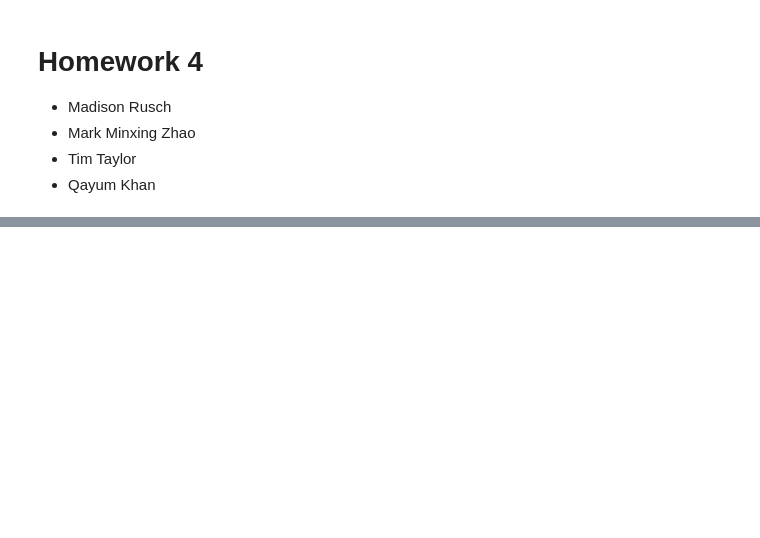
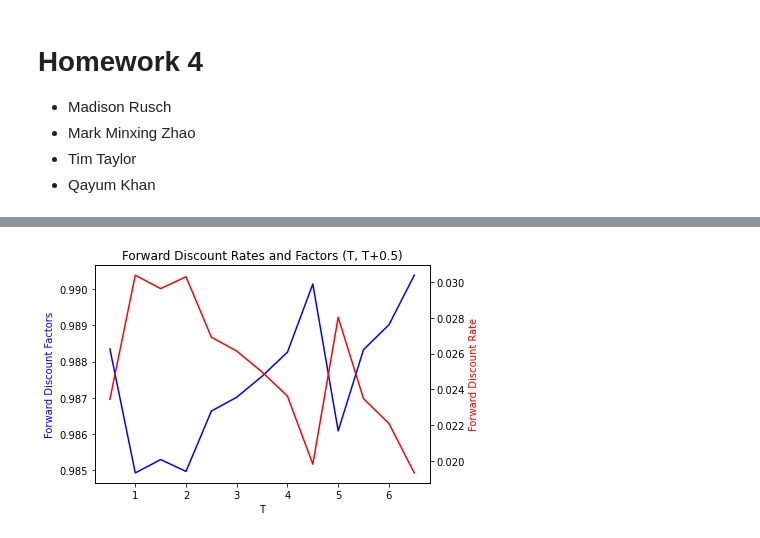
Before and after one commit to madison-rusch/finm-fixedincome-2023, a Jupyter notebook: homework/Homework 4 - Madison.ipynb, the cells around one changed output, grey strips where cells are left out. Drawn from its saved outputs; the diff is of its cells as text; code cells hidden in the pictures; blank space fills up the shorter version.

```diff
--- a/homework/Homework 4 - Madison.ipynb
+++ b/homework/Homework 4 - Madison.ipynb
@@ -246,0 +233,37 @@ The return on equity capital is -274.165%
+# %%
+# T Values (X-Axis)
+T = np.arange(0.5, 7, 0.5)
+
+# Forward discount factors (Y-Axis)
+forward_discount_factors = []
+for i in range(len(discount_factors) -1):
+    T1_discount_factor = discount_factors[i]
+    T2_discount_factor = discount_factors[i+1]
+    forward_discount_factors.append(T2_discount_factor/T1_discount_factor)
+
+# Note the relationship between discount rates and factors (rate = -ln(factors)/(t2-t1))
+forward_discount_rates = -np.log(forward_discount_factors)/0.5
+
+# Graph
+fig, ax = plt.subplots()
+
+x = T
+y1 = forward_discount_factors
+y2 = forward_discount_rates
+
+plt.title('Forward Discount Rates and Factors (T, T+0.5)')
+ax.plot(x, y1, color="blue")                  # set line color to blue
+ax.set_xlabel('T')
+ax.set_ylabel('Forward Discount Factors', color="blue")        # set y axis title to blue
+
+# We create another axis object. It shares the same x axis as ax, but the y-axis is separate.
+ax2 = ax.twinx()
+ax2.plot(x, y2, color="red")                  # set line color to red
+ax2.set_ylabel('Forward Discount Rate', color="red")        # set y axis title to red
+
+plt.show()
+
+# NOTE: Forward Curve = Forward Rate
+# NOTE: Discount Curve = Discount Factors
+# %% [output]
+[figure, added]
```
Also changed, not shown: parts of 34 cells of this notebook, 2 other files.
